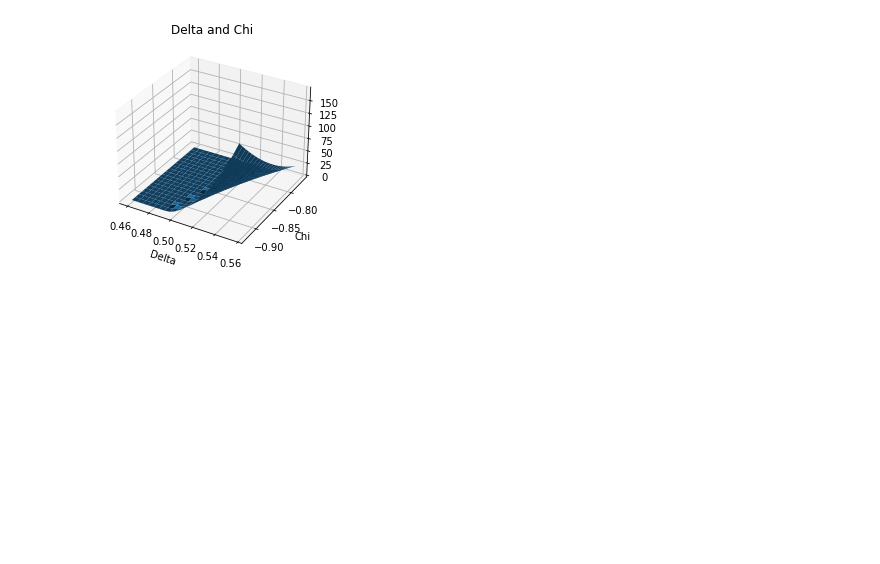
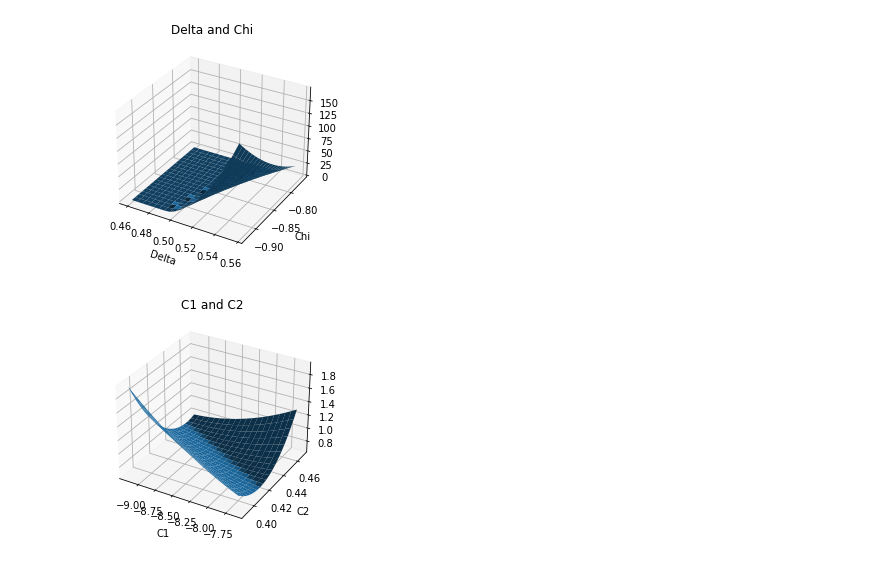
Before and after one commit to ange1a-j14/qbsys, a Jupyter notebook: VisualizationFinal.ipynb, the cells around one changed output. Cells and saved outputs as stored; diff of their text form; code cells hidden in the pictures; blank space fills up the shorter version.

Commit message:
Test optimal x0 and isolate certain plots

```diff
--- a/VisualizationFinal.ipynb
+++ b/VisualizationFinal.ipynb
@@ -114,7 +144,7 @@ for c in range(num_combos):
 #Fill param arrays
 for d in range(dimension):
     for i in range(num_points):#0 to 20
-        param_data[d][i] = x0[d]*(1+(-0.1+0.01*i))
+        param_data[d][i] = x0[d]*(1+(-0.05+0.01*i))
 
 xp_list = [] #what is passed into func
 combo_count = 0
@@ -212,3 +242,29 @@ figs[5]
 figs[6]
 # %% [output]
 [figure]
+# %%
+fig_c12 = plt.Figure()#figsize=plt.figaspect(1/(7-i)))
+ax_c12 = fig_c12.add_subplot(111, projection='3d')
+#ax.scatter3D(data[overall], data[overall+plot_count+1], data[-1])
+
+#prep data
+#x_vals, x_idx = np.unique(data[overall], return_inverse=True)
+#y_vals, y_idx = np.unique(data[overall+plot_count+1], return_inverse=True)
+X_c12, Y_c12 = np.meshgrid(np.array(param_data[1]), np.array(param_data[2]))
+zs_c12 = np.array(func_vals[7]) #combo 7 = c1, c2
+Z_c12 = zs_c12.reshape(X_c12.shape)
+
+ax_c12.plot_surface(X_c12, Y_c12, Z_c12)
+
+ax_c12.set_xlabel(params[1])
+ax_c12.set_ylabel(params[2])
+ax_c12.set_title(params[1] + ' and ' + params[2])
+
+
+#print(z_array)
+# print(y)
+#        ax.plot_surface(x, y, z_array, cmap=cm.coolwarm, linewidth=0, antialiased=False)
+#ax.set(xlabel=str(overall), ylabel=str(overall+plot_count+1))
+fig_c12
+# %% [output]
+[figure, added]
```
Also changed, not shown: parts of 7 cells of this notebook.
